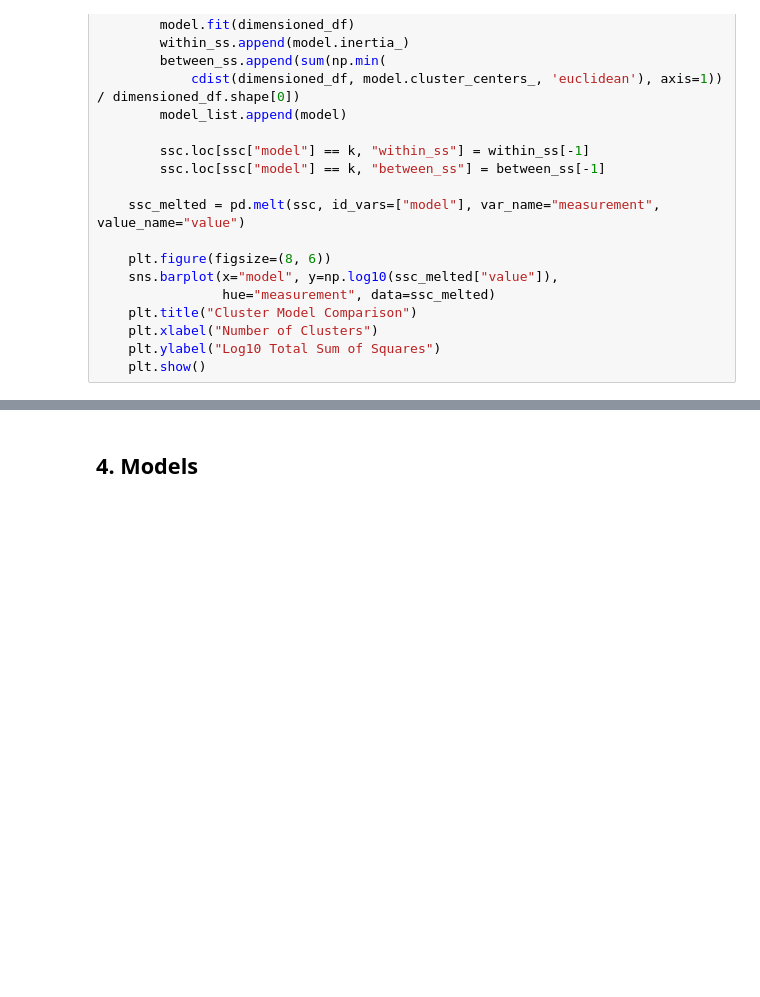
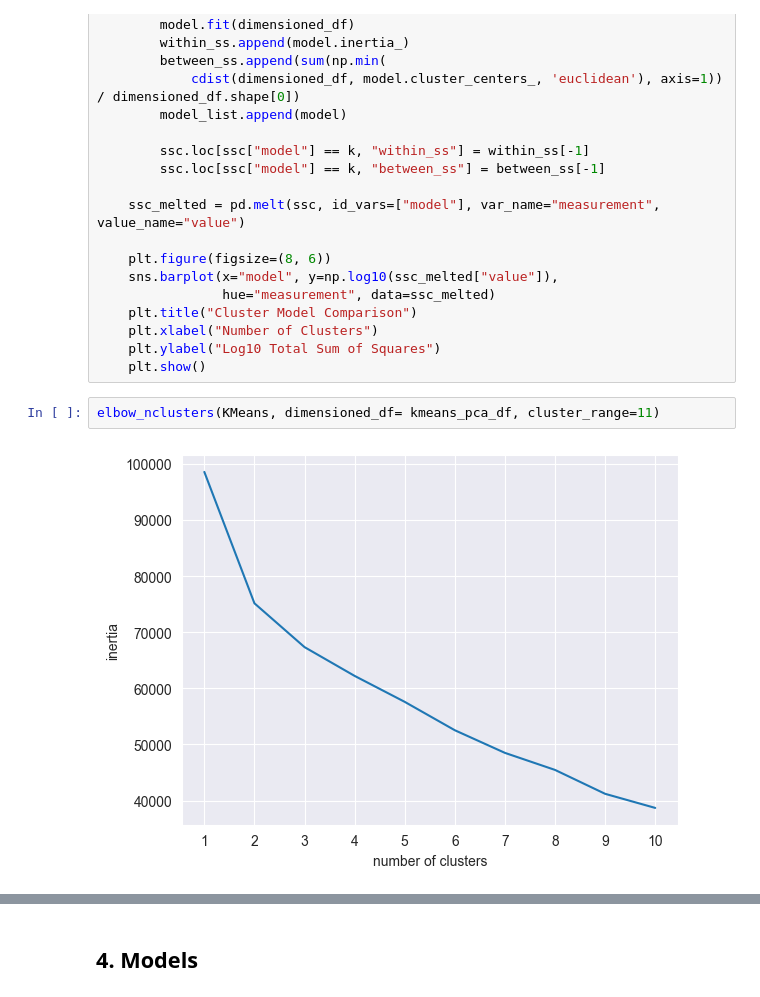
Before and after one commit to MikeOlhao/DSML_projeto, a Jupyter notebook: DSML_202223_Clusters_Group09_Notebook_semgraficos.ipynb, the cells around one changed output, grey strips where cells are left out. Drawn from its saved outputs; the diff is of its cells as text; blank space fills up the shorter version.

```diff
--- a/DSML_202223_Clusters_Group09_Notebook_semgraficos.ipynb
+++ b/DSML_202223_Clusters_Group09_Notebook_semgraficos.ipynb
@@ -533,3 +866,7 @@ def sumsquares_nclusters(model_type,  dimensioned_df: pd.DataFrame, cluster_rang
     plt.xlabel("Number of Clusters")
     plt.ylabel("Log10 Total Sum of Squares")
     plt.show()
+# %%
+elbow_nclusters(KMeans, dimensioned_df= kmeans_pca_df, cluster_range=11)
+# %% [output]
+[figure, added]
```
Also changed, not shown: parts of 43 cells of this notebook.
